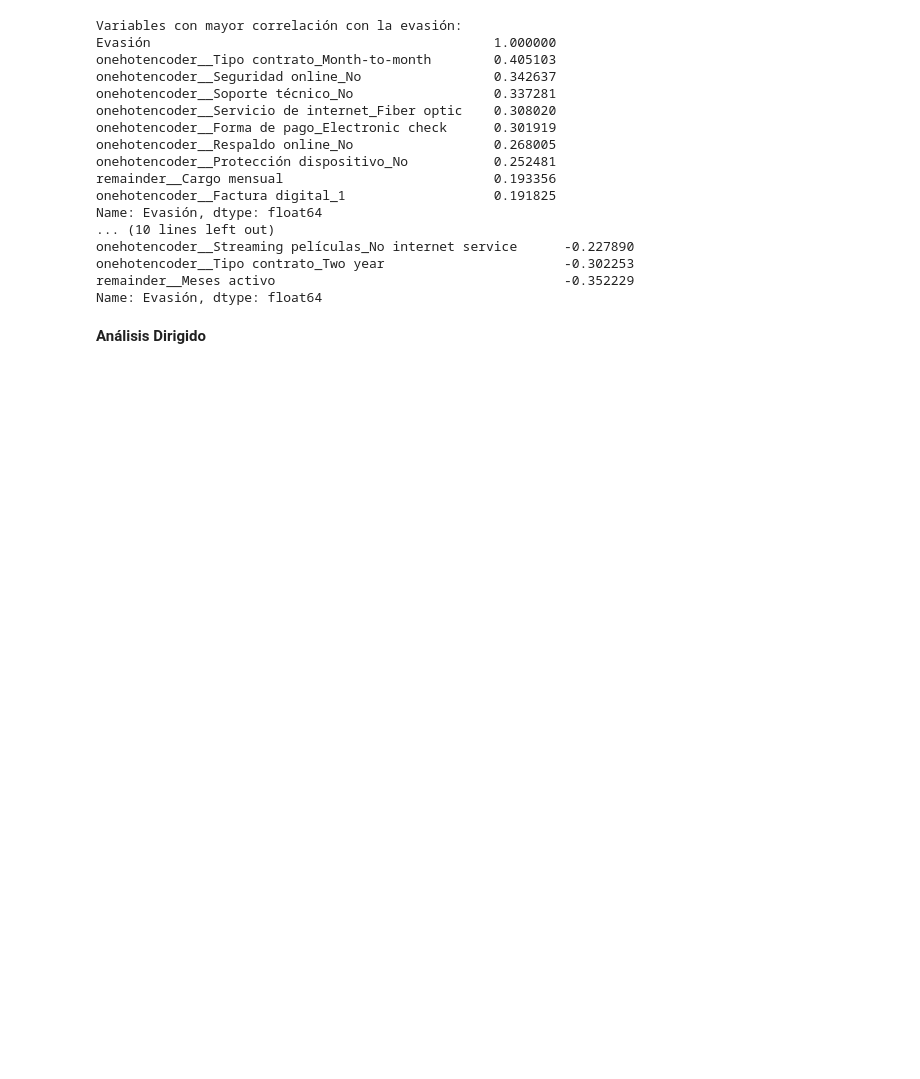
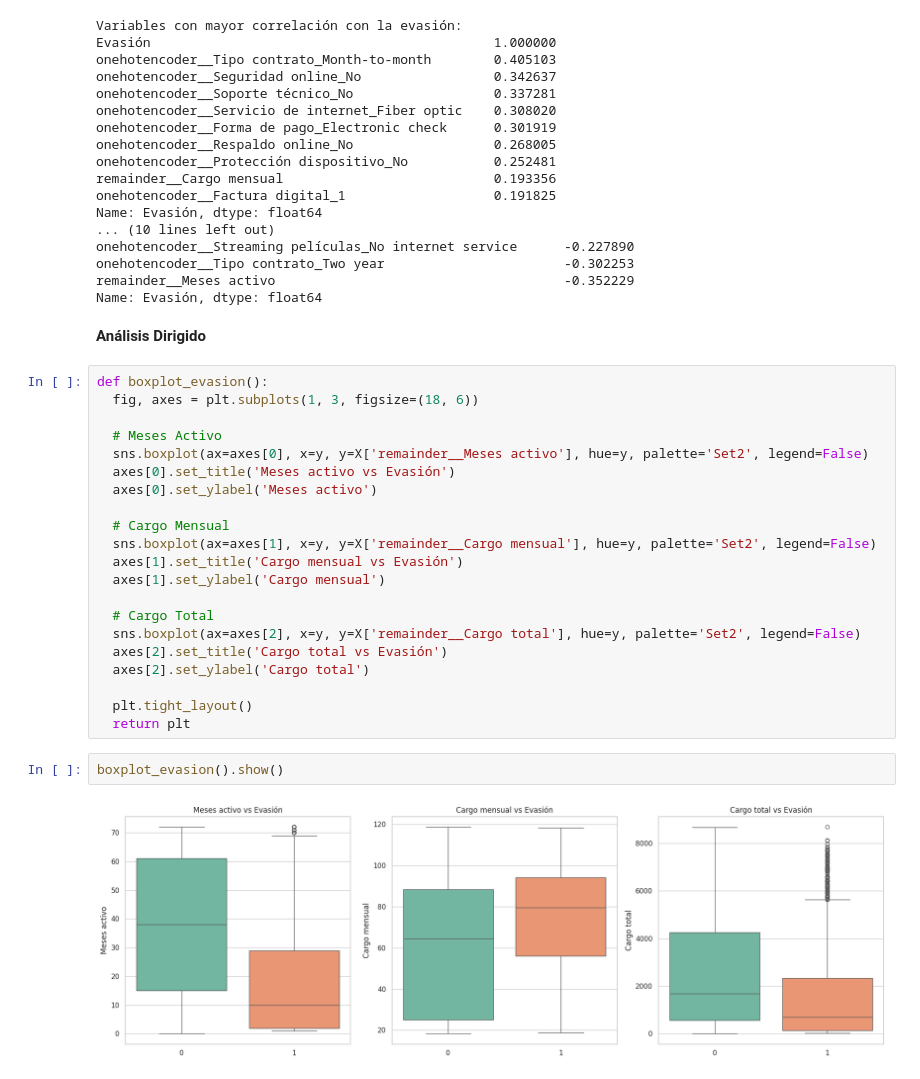
Before and after one commit to MiguelVR9/challenge-telecomX-prediction, a Jupyter notebook: TelecomX_LATAM_2.ipynb, the cells around one changed output. Cells and saved outputs as stored; diff of their text form; blank space fills up the shorter version.

```diff
--- a/TelecomX_LATAM_2.ipynb
+++ b/TelecomX_LATAM_2.ipynb
@@ -252,3 +251,28 @@ remainder__Meses activo                                     -0.352229
 Name: Evasión, dtype: float64
 # %% [markdown]
 **Análisis Dirigido**
+# %%
+def boxplot_evasion():
+  fig, axes = plt.subplots(1, 3, figsize=(18, 6))
+
+  # Meses Activo
+  sns.boxplot(ax=axes[0], x=y, y=X['remainder__Meses activo'], hue=y, palette='Set2', legend=False)
+  axes[0].set_title('Meses activo vs Evasión')
+  axes[0].set_ylabel('Meses activo')
+
+  # Cargo Mensual
+  sns.boxplot(ax=axes[1], x=y, y=X['remainder__Cargo mensual'], hue=y, palette='Set2', legend=False)
+  axes[1].set_title('Cargo mensual vs Evasión')
+  axes[1].set_ylabel('Cargo mensual')
+
+  # Cargo Total
+  sns.boxplot(ax=axes[2], x=y, y=X['remainder__Cargo total'], hue=y, palette='Set2', legend=False)
+  axes[2].set_title('Cargo total vs Evasión')
+  axes[2].set_ylabel('Cargo total')
+
+  plt.tight_layout()
+  return plt
+# %%
+boxplot_evasion().show()
+# %% [output]
+[figure, added]
```
Also changed, not shown: parts of 9 cells of this notebook.
